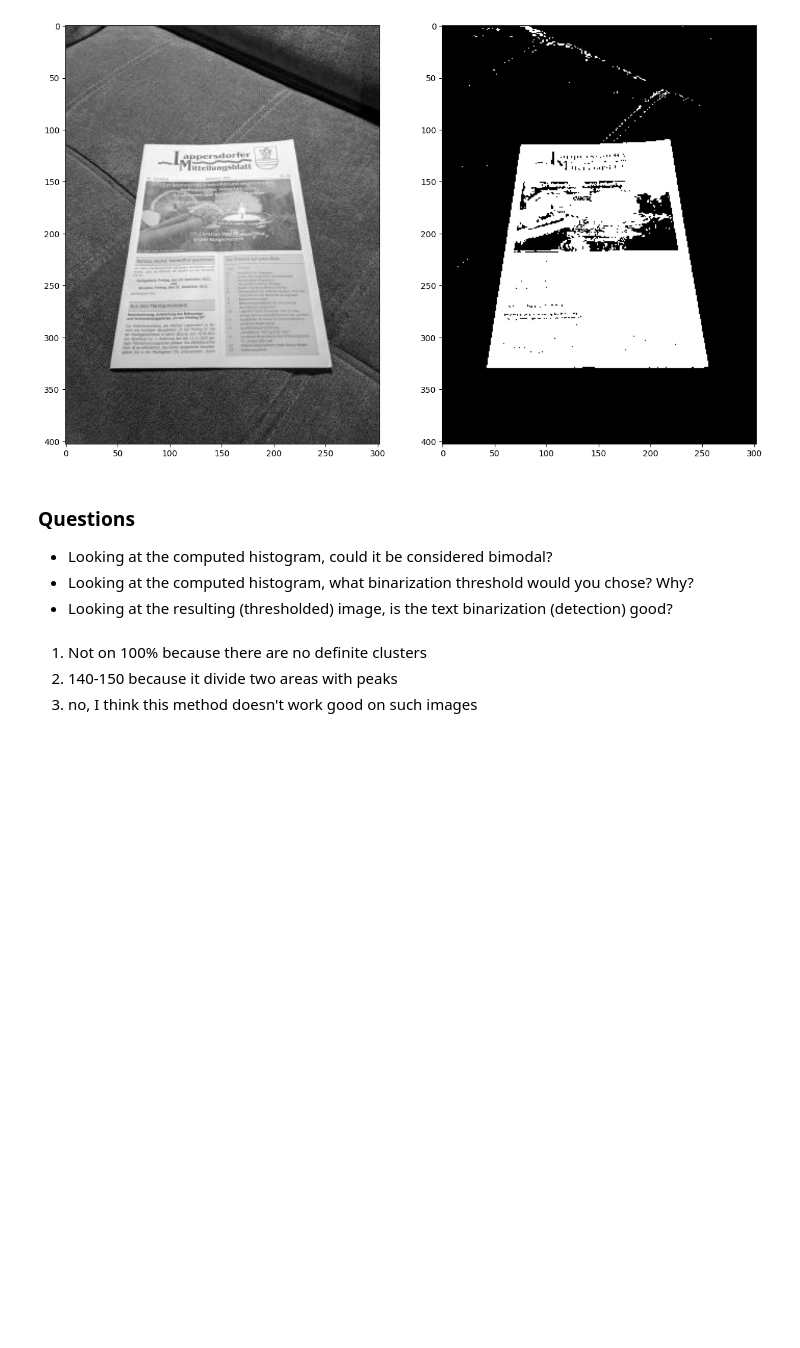
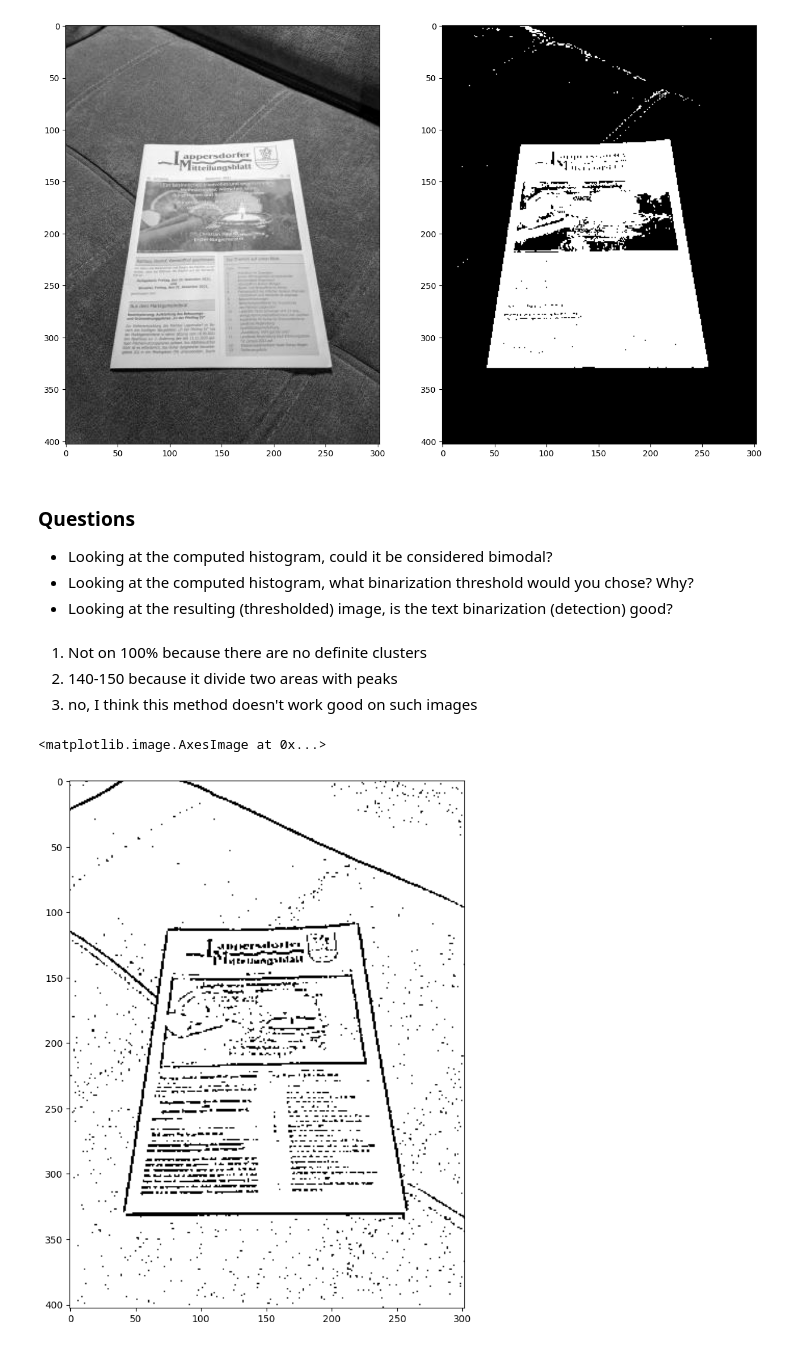
Before and after one commit to wpsoul/HOMEWORK_CV, a Jupyter notebook: 8/Homework.ipynb, the cells around one changed output. Cells and saved outputs as stored; diff of their text form; code cells hidden in the pictures; blank space fills up the shorter version.

```diff
--- a/8/Homework.ipynb
+++ b/8/Homework.ipynb
@@ -95,3 +95,12 @@ plt.subplot(122), plt.imshow(img > opt_th, cmap='gray')
 1. Not on 100% because there are no definite clusters
 2. 140-150 because it divide two areas with peaks
 3. no, I think this method doesn't work good on such images
+# %%
+#I found another CV function to test how it will work with image so I tried
+image = cv2.imread('data/document.jpg',0 )
+image = cv2.GaussianBlur(image, (3, 3), 0)
+adaptive = cv2.adaptiveThreshold(image, 255, cv2.ADAPTIVE_THRESH_MEAN_C, cv2.THRESH_BINARY, 3, 5)
+plt.imshow(adaptive, cmap='gray')
+# %% [output]
+<matplotlib.image.AxesImage at 0x...>
+[figure, added]
```
Also changed, not shown: parts of 2 cells of this notebook.
